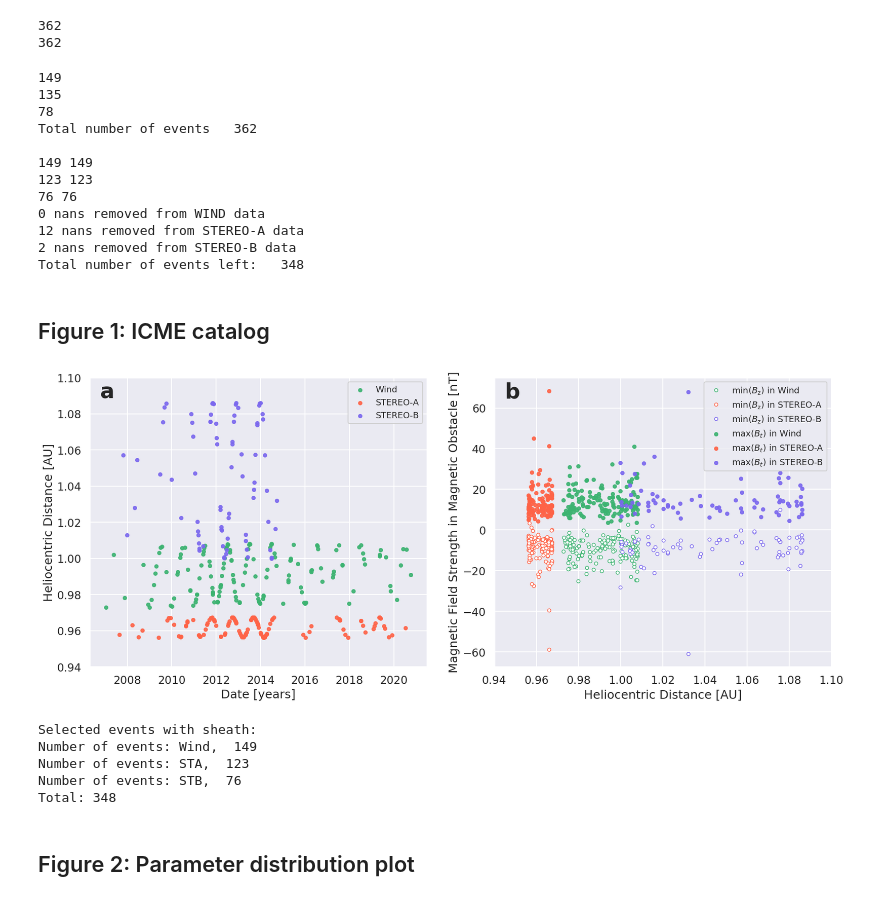
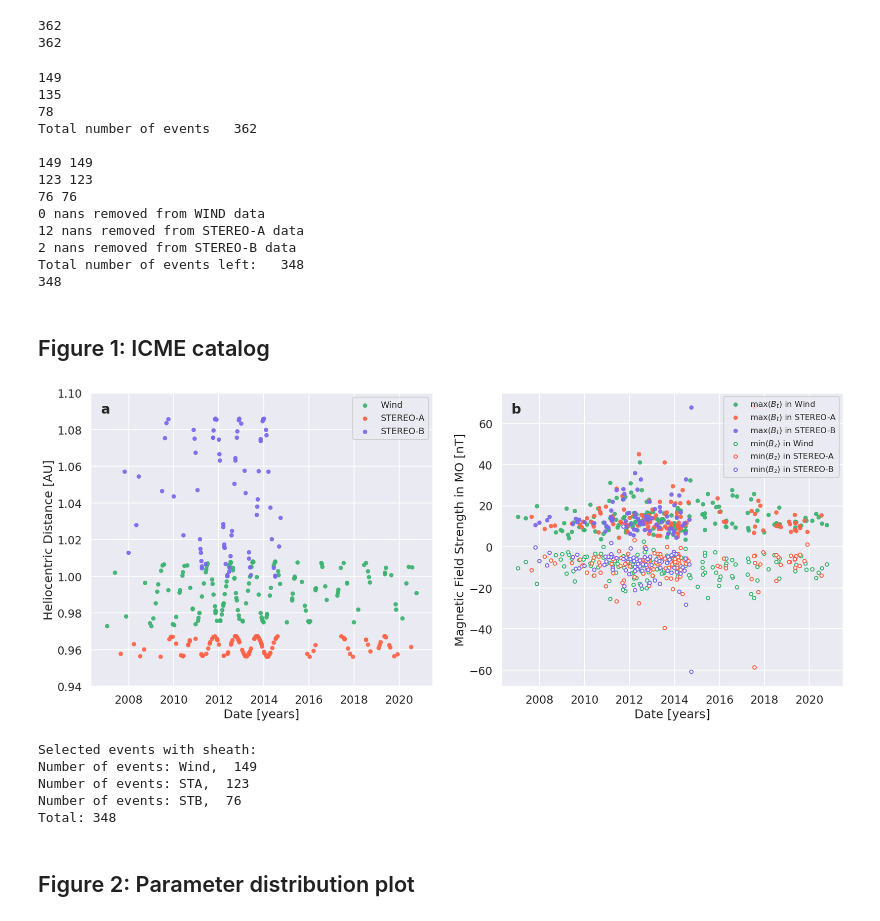
Before and after one commit to helioforecast/Papers, a Jupyter notebook: Reiss2021_MLrope/mfrpred_mreiss_bz.ipynb, the cells around one changed output. Cells and saved outputs as stored; diff of their text form; code cells hidden in the pictures.

```diff
--- a/Reiss2021_MLrope/mfrpred_mreiss_bz.ipynb
+++ b/Reiss2021_MLrope/mfrpred_mreiss_bz.ipynb
@@ -333,7 +290,7 @@ if not os.path.exists("mfr_predict/bz_fh{:.0f}_sta_features.p".format(feature_ho
     #dump original indices
     win_select_size=int(len(win_select_ind)/len(variable_list))
     win_select_ind=win_select_ind[0:win_select_size]
-    pickle.dump(win_select_ind, open(os.path.join(mfrdir, 'orig_ind_' + savepath_win), "wb"))
+    pickle.dump(win_select_ind, open(os.path.join(mfrdir, 'bz_orig_ind_' + savepath_win), "wb"))
 
     ################### STEREO-A features
     dsta = {}
@@ -358,7 +315,7 @@ if not os.path.exists("mfr_predict/bz_fh{:.0f}_sta_features.p".format(feature_ho
     #dump original indices
     sta_select_size=int(len(sta_select_ind)/len(variable_list))
     sta_select_ind=sta_select_ind[0:sta_select_size]
-    pickle.dump(sta_select_ind, open(os.path.join(mfrdir, 'orig_ind_' + savepath_sta), "wb"))
+    pickle.dump(sta_select_ind, open(os.path.join(mfrdir, 'bz_orig_ind_' + savepath_sta), "wb"))
 
 
 
@@ -385,7 +342,7 @@ if not os.path.exists("mfr_predict/bz_fh{:.0f}_sta_features.p".format(feature_ho
     #dump original indices
     stb_select_size=int(len(stb_select_ind)/len(variable_list))
     stb_select_ind=stb_select_ind[0:stb_select_size]
-    pickle.dump(stb_select_ind, open(os.path.join(mfrdir, 'orig_ind_' + savepath_stb), "wb"))
+    pickle.dump(stb_select_ind, open(os.path.join(mfrdir, 'bz_orig_ind_' + savepath_stb), "wb"))
 
 
 
@@ -407,9 +364,9 @@ Computation of features took 4.3 minutes.
 # %%
 #get original indices of the 362 events
 
-win_select_ind = pickle.load(open(os.path.join(mfrdir, 'orig_ind_' + savepath_win), "rb"))
-sta_select_ind= pickle.load(open(os.path.join(mfrdir, 'orig_ind_' + savepath_sta), "rb"))
-stb_select_ind = pickle.load(open(os.path.join(mfrdir, 'orig_ind_' + savepath_stb), "rb"))
+win_select_ind = pickle.load(open(os.path.join(mfrdir, 'bz_orig_ind_' + savepath_win), "rb"))
+sta_select_ind= pickle.load(open(os.path.join(mfrdir, 'bz_orig_ind_' + savepath_sta), "rb"))
+stb_select_ind = pickle.load(open(os.path.join(mfrdir, 'bz_orig_ind_' + savepath_stb), "rb"))
 
 
 win_select_ind=np.array(win_select_ind)
@@ -454,11 +411,14 @@ print(len(dfsta1),len(sta_select_ind1))
 print(len(dfstb1),len(stb_select_ind1))
 
 
-
 print("{} nans removed from WIND data".format(len_dfwin_nans-len(dfwin1)))
 print("{} nans removed from STEREO-A data".format(len_dfsta_nans-len(dfsta1)))
 print("{} nans removed from STEREO-B data".format(len_dfstb_nans-len(dfstb1)))
 print("Total number of events left:  ", len(dfwin1)+len(dfsta1)+len(dfstb1))
+
+#n_all are now the indices of all 348 selected events in the ICMECAT
+n_all=np.hstack([win_select_ind1,sta_select_ind1,stb_select_ind1])
+print(len(n_all))
 # %% [output]
 149
 135
@@ -472,6 +432,7 @@ Total number of events   362
 12 nans removed from STEREO-A data
 2 nans removed from STEREO-B data
 Total number of events left:   348
+348
 # %%
 ##reduce dataframes finally to selected events
 dfwin=dfwin1
@@ -495,45 +456,46 @@ ax1.scatter(ic.loc[sta_select_ind1,'icme_start_time'], ic.loc[sta_select_ind1,'m
 ax1.scatter(ic.loc[stb_select_ind1,'icme_start_time'], ic.loc[stb_select_ind1,'mo_sc_heliodistance'], label='STEREO-B',s=ms,c='mediumslateblue', alpha=al)
 plt.ylabel('Heliocentric Distance [AU]')
 plt.xlabel('Date [years]')
 plt.ylim([0.94,1.1])
 plt.legend(loc=1,fontsize=13)
 
+
 ax2 = plt.subplot(122)
 #ax2.scatter(ic.loc[wini,'mo_sc_heliodistance'],ic.loc[wini,'mo_bmean'], label='Wind', s=ms,c='mediumseagreen', alpha=al)
 #ax2.scatter(ic.loc[stai,'mo_sc_heliodistance'],ic.loc[stai,'mo_bmean'], label='STEREO-A',s=ms,c='red', alpha=al)
 #ax2.scatter(ic.loc[stbi,'mo_sc_heliodistance'],ic.loc[stbi,'mo_bmean'], label='STEREO-B',s=ms,c='blue', alpha=al)
-ax2.scatter(ic.loc[win_select_ind1,'mo_sc_heliodistance'],ic.loc[win_select_ind1,'mo_bmax'], label='max($B_t$) in Wind', s=ms,c='mediumseagreen', alpha=al)
-ax2.scatter(ic.loc[sta_select_ind1,'mo_sc_heliodistance'],ic.loc[sta_select_ind1,'mo_bmax'], label='max($B_t$) in STEREO-A',s=ms,c='tomato', alpha=al)
-ax2.scatter(ic.loc[stb_select_ind1,'mo_sc_heliodistance'],ic.loc[stb_select_ind1,'mo_bmax'], label='max($B_t$) in STEREO-B',s=ms,c='mediumslateblue', alpha=al)
+ax2.scatter(ic.loc[win_select_ind1,'icme_start_time'],ic.loc[win_select_ind1,'mo_bmax'], label='max($B_t$) in Wind', s=ms,c='mediumseagreen', alpha=al)
+ax2.scatter(ic.loc[sta_select_ind1,'icme_start_time'],ic.loc[sta_select_ind1,'mo_bmax'], label='max($B_t$) in STEREO-A',s=ms,c='tomato', alpha=al)
+ax2.scatter(ic.loc[stb_select_ind1,'icme_start_time'],ic.loc[stb_select_ind1,'mo_bmax'], label='max($B_t$) in STEREO-B',s=ms,c='mediumslateblue', alpha=al)
+ax2 = plt.subplot(122)
 
 al=1.0
-ax2.plot(ic.loc[win_select_ind1,'mo_sc_heliodistance'],ic.loc[win_select_ind1,'mo_bzmin'], linestyle='None',marker='o',ms=5,c='mediumseagreen',markerfacecolor='white',label='min($B_{\mathrm{z}}$) in Wind', alpha=al)
-ax2.plot(ic.loc[sta_select_ind1,'mo_sc_heliodistance'],ic.loc[sta_select_ind1,'mo_bzmin'], linestyle='None',marker='o',ms=5,label='min($B_{\mathrm{z}}$) in STEREO-A',markerfacecolor='white',c='tomato', alpha=al)
-ax2.plot(ic.loc[stb_select_ind1,'mo_sc_heliodistance'],ic.loc[stb_select_ind1,'mo_bzmin'], linestyle='None',marker='o',ms=5,label='min($B_{\mathrm{z}}$) in STEREO-B',markerfacecolor='white',c='mediumslateblue', alpha=al)
-ax2.set_xlabel('Heliocentric Distance [AU]')
-ax2.set_ylabel('Magnetic Field Strength in Magnetic Obstacle [nT]')
-ax2.set_xlim([0.94,1.1])
-ax2.legend(loc=1,fontsize=13)
+ax2.scatter(ic.loc[win_select_ind1,'icme_start_time'],ic.loc[win_select_ind1,'mo_bzmin'], linestyle='None',marker='o',s=ms,edgecolors='mediumseagreen',facecolors='white',label='min($B_{\mathrm{z}}$) in Wind', alpha=al)
+ax2.scatter(ic.loc[sta_select_ind1,'icme_start_time'],ic.loc[sta_select_ind1,'mo_bzmin'], linestyle='None',marker='o',s=ms,label='min($B_{\mathrm{z}}$) in STEREO-A',facecolors='white',edgecolors='tomato', alpha=al)
+ax2.scatter(ic.loc[stb_select_ind1,'icme_start_time'],ic.loc[stb_select_ind1,'mo_bzmin'], linestyle='None',marker='o',s=ms,label='min($B_{\mathrm{z}}$) in STEREO-B',facecolors='white',edgecolors='mediumslateblue', alpha=al)
+plt.xlabel('Date [years]')
+ax2.set_ylabel('Magnetic Field Strength in MO [nT]')
+ax2.legend(loc=1,fontsize=12)
 
 # Add labels to plots
 for ax, ann in zip([ax1, ax2], ['a', 'b']):
-    ax.text(0.03, .93, ann, transform=ax.transAxes, fontsize=32, weight='bold')
+    ax.text(0.03, .93, ann, transform=ax.transAxes, fontsize=20, weight='bold')
 
 #for ax, ann in zip([ax1, ax2], ['a', 'b']):
 #    ax.text(0.02, .93, ann, transform=ax.transAxes, fontsize=32, weight='bold')
 argv3 ='fig1_icmecat.pdf'
 plt.savefig('plots/' + argv3, bbox_inches='tight')
 argv3 ='fig1_icmecat.png'
 plt.savefig('plots/' + argv3, bbox_inches='tight')
 plt.show()
 
 print('Selected events with sheath:')
 print('Number of events: Wind, ',np.size(win_select_ind1))
 print('Number of events: STA, ',np.size(sta_select_ind1))
 print('Number of events: STB, ',np.size(stb_select_ind1))
 print('Total:',np.size(win_select_ind1)+np.size(sta_select_ind1)+np.size(stb_select_ind1))
 # %% [output]
-[figure, old version]
+[figure, new version]
 Selected events with sheath:
 Number of events: Wind,  149
 Number of events: STA,  123
```
Also changed, not shown: parts of 6 cells of this notebook, 3 other files.
